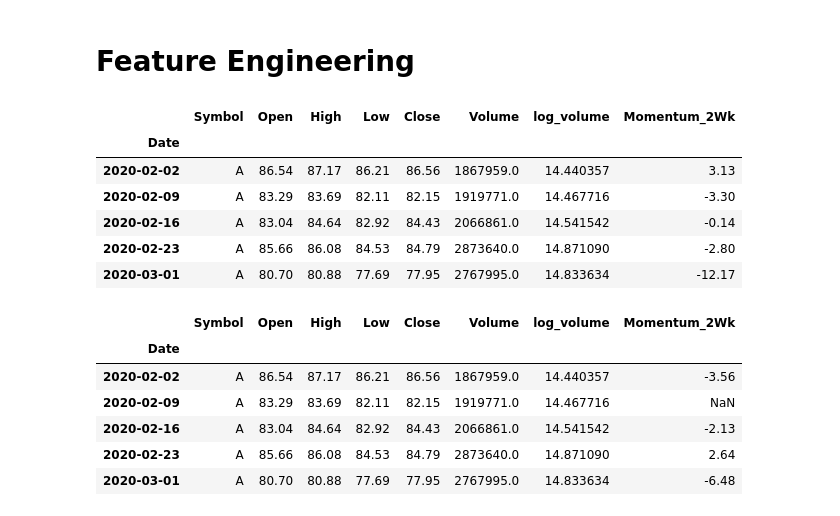
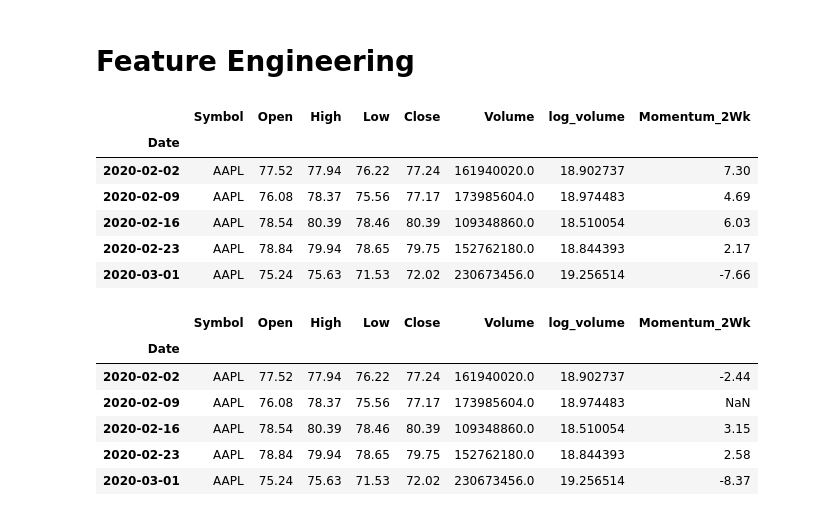
Before and after one commit to justinyang333/Stock-Prediction-Project, a Jupyter notebook: RF_NB_XGB.ipynb, the cells around one changed output. Drawn from its saved outputs; the diff is of its cells as text; code cells hidden in the pictures.

```diff
--- a/RF_NB_XGB.ipynb
+++ b/RF_NB_XGB.ipynb
@@ -115,20 +115,21 @@ df[df["Symbol"].isin(select_stocks)].groupby("Symbol").head(10)
 # %%
 #Adding Log Volume, as suggested on this site:https://alphascientist.com/feature_engineering.html
 from pandas.tseries.frequencies import to_offset
 
 df['log_volume'] = df['Volume'].apply(np.log)
 
+df = df[df["Symbol"].isin(select_stocks)]
 df = df.resample('W').first()
 
 df.tail()
 # %% [output]
 |  | Symbol | Open | High | Low | Close | Volume | log_volume | Momentum_2Wk |
 | Date |  |  |  |  |  |  |  |  |
-| 2020-02-02 | A | 86.54 | 87.17 | 86.21 | 86.56 | 1867959.0 | 14.440357 | 3.13 |
-| 2020-02-09 | A | 83.29 | 83.69 | 82.11 | 82.15 | 1919771.0 | 14.467716 | -3.30 |
-| 2020-02-16 | A | 83.04 | 84.64 | 82.92 | 84.43 | 2066861.0 | 14.541542 | -0.14 |
-| 2020-02-23 | A | 85.66 | 86.08 | 84.53 | 84.79 | 2873640.0 | 14.871090 | -2.80 |
-| 2020-03-01 | A | 80.70 | 80.88 | 77.69 | 77.95 | 2767995.0 | 14.833634 | -12.17 |
+| 2020-02-02 | AAPL | 77.52 | 77.94 | 76.22 | 77.24 | 161940020.0 | 18.902737 | 7.30 |
+| 2020-02-09 | AAPL | 76.08 | 78.37 | 75.56 | 77.17 | 173985604.0 | 18.974483 | 4.69 |
+| 2020-02-16 | AAPL | 78.54 | 80.39 | 78.46 | 80.39 | 109348860.0 | 18.510054 | 6.03 |
+| 2020-02-23 | AAPL | 78.84 | 79.94 | 78.65 | 79.75 | 152762180.0 | 18.844393 | 2.17 |
+| 2020-03-01 | AAPL | 75.24 | 75.63 | 71.53 | 72.02 | 230673456.0 | 19.256514 | -7.66 |
 # %%
 #Introduce a common financial statistic, 10 or 30 day momentum
 #shift pulls the close for a stock 10 days prior
@@ -137,11 +138,11 @@ df.tail()
 # %% [output]
 |  | Symbol | Open | High | Low | Close | Volume | log_volume | Momentum_2Wk |
 | Date |  |  |  |  |  |  |  |  |
-| 2020-02-02 | A | 86.54 | 87.17 | 86.21 | 86.56 | 1867959.0 | 14.440357 | -3.56 |
-| 2020-02-09 | A | 83.29 | 83.69 | 82.11 | 82.15 | 1919771.0 | 14.467716 | NaN |
-| 2020-02-16 | A | 83.04 | 84.64 | 82.92 | 84.43 | 2066861.0 | 14.541542 | -2.13 |
-| 2020-02-23 | A | 85.66 | 86.08 | 84.53 | 84.79 | 2873640.0 | 14.871090 | 2.64 |
-| 2020-03-01 | A | 80.70 | 80.88 | 77.69 | 77.95 | 2767995.0 | 14.833634 | -6.48 |
+| 2020-02-02 | AAPL | 77.52 | 77.94 | 76.22 | 77.24 | 161940020.0 | 18.902737 | -2.44 |
+| 2020-02-09 | AAPL | 76.08 | 78.37 | 75.56 | 77.17 | 173985604.0 | 18.974483 | NaN |
+| 2020-02-16 | AAPL | 78.54 | 80.39 | 78.46 | 80.39 | 109348860.0 | 18.510054 | 3.15 |
+| 2020-02-23 | AAPL | 78.84 | 79.94 | 78.65 | 79.75 | 152762180.0 | 18.844393 | 2.58 |
+| 2020-03-01 | AAPL | 75.24 | 75.63 | 71.53 | 72.02 | 230673456.0 | 19.256514 | -8.37 |
 # %%
 df['Momentum_5Wk'] = df['Close'] - df['Close'].shift(5)
 df.tail()
```
Also changed, not shown: parts of 13 cells of this notebook.
